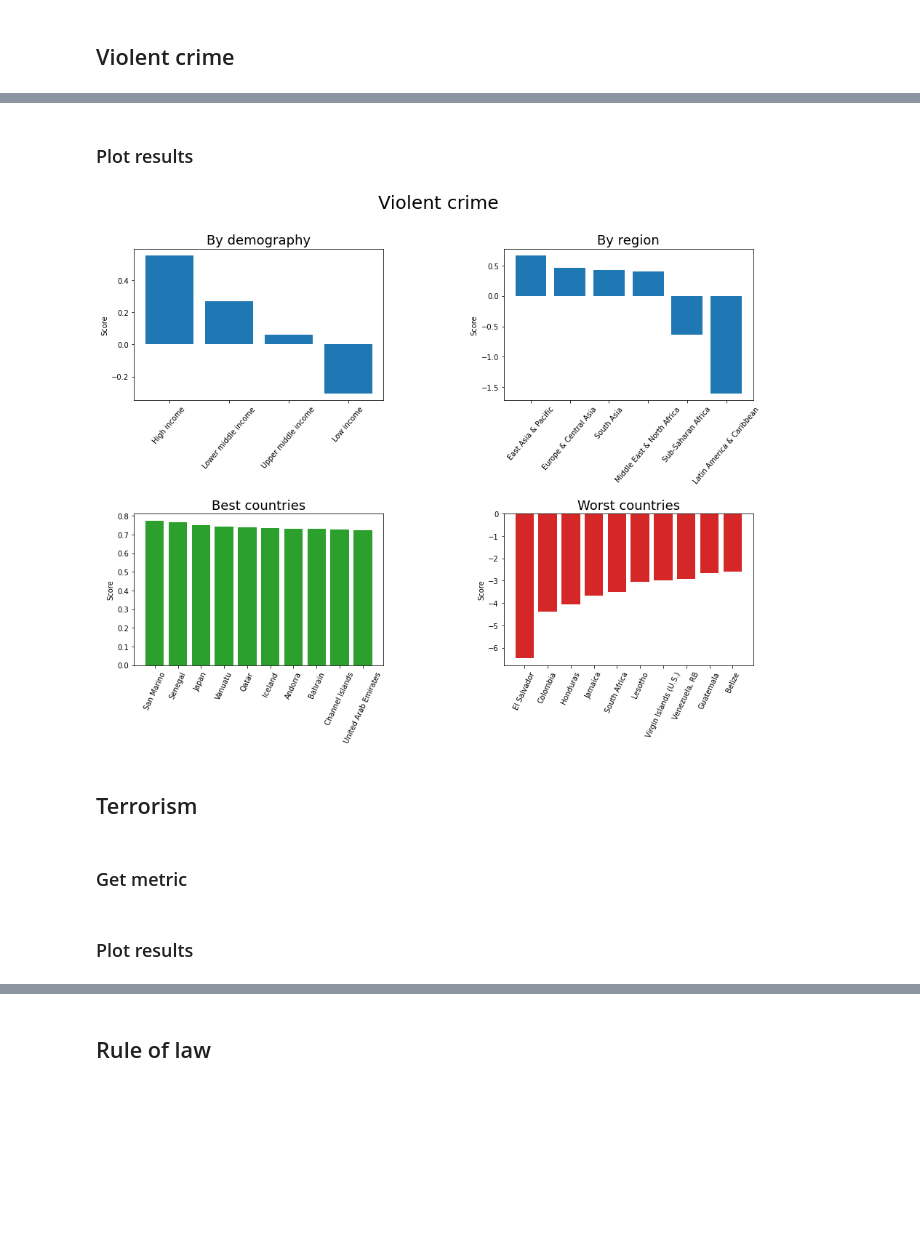
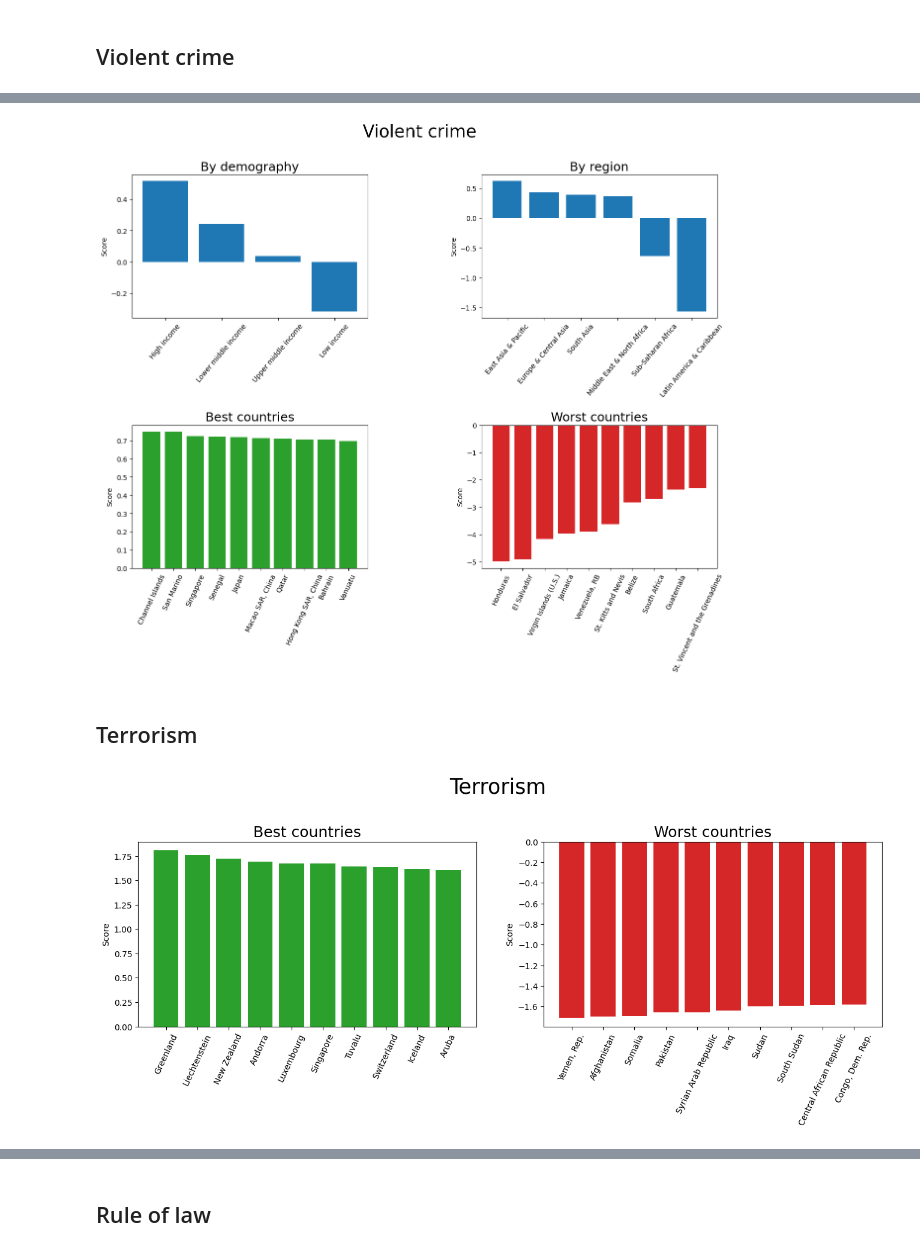
Before and after one commit to jcarterlab/Into-the-Wild, a Jupyter notebook: Into_the_Wild.ipynb, the cells around one changed output, grey strips where cells are left out. Cells and saved outputs as stored; diff of their text form; code cells hidden in the pictures; blank space fills up the shorter version.

```diff
--- a/Into_the_Wild.ipynb
+++ b/Into_the_Wild.ipynb
@@ -64,13 +64,13 @@ def WB_gender_data(dfs, weights):
     return avgs_df
 
 def WB_longform_data(df, reverse=True):
-    data = pd.read_csv('C:/Users/HUAWEI/Desktop/Projects/Into-the-Wild/Data/' + df + '.csv')
+    data = pd.read_csv('C:\\Users\\Jack-\\OneDrive\\Desktop\\Projects\\Into-the-Wild\\Data\\' + df + '.csv')
     data.columns = ['Country', 'C Code', 'Indicator', 'I code'] + list(range(1960, 2023, 1))
     data = data.iloc[4:len(data)].reset_index(drop=True)
     data = data.drop(['C Code', 'Indicator', 'I code'], axis=1)
     cols = ['Country'] + list(range(2010,2023, 1))
-    data.loc[:,cols]
-    avg_df = data.mean(axis=1)
+    data = data.loc[:,cols]
+    avg_df = data.iloc[:,1:].mean(axis=1)
     avg_df.index = data.Country
     not_null = avg_df.isnull().values==False
     final_df = pd.DataFrame({'Avg': avg_df.loc[not_null]})
@@ -196,16 +194,12 @@ barplot_summary(gender_df, title='Attitudes to women')
 # %%
 intentional_homicides_df = WB_longform_data('intentional_homicides')
+barplot_summary(intentional_homicides_df, title='Violent crime')
+# %% [output]
+[figure, added]
-# %% [markdown]
-### Plot results
-# %%
-barplot_summary(intentional_homicides_df, title='Violent crime')
-# %% [output]
-[figure, removed]
 # %% [markdown]
 ## Terrorism
-# %% [markdown]
-### Get metric
 # %%
-terrorism_df = WB_longform_data('political_stability')
+terrorism_df = WB_longform_data('political_stability', reverse=False)
+barplot_summary(terrorism_df, title='Terrorism', countries_only=True)
+# %% [output]
+[figure, added]
-# %% [markdown]
-### Plot results
```
Also changed, not shown: parts of 13 cells of this notebook.
